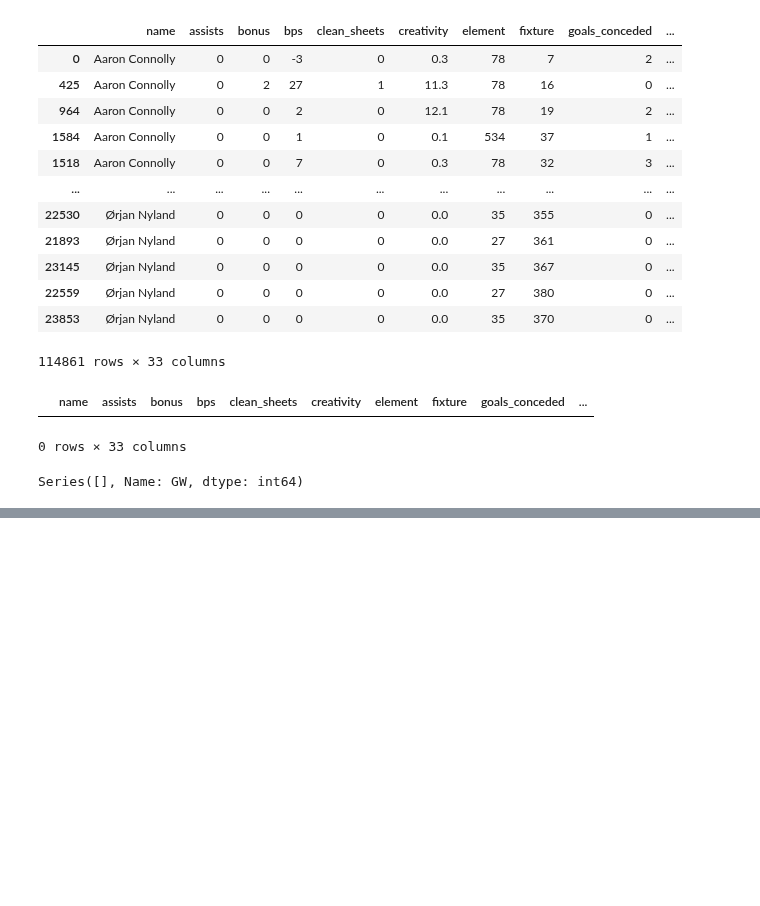
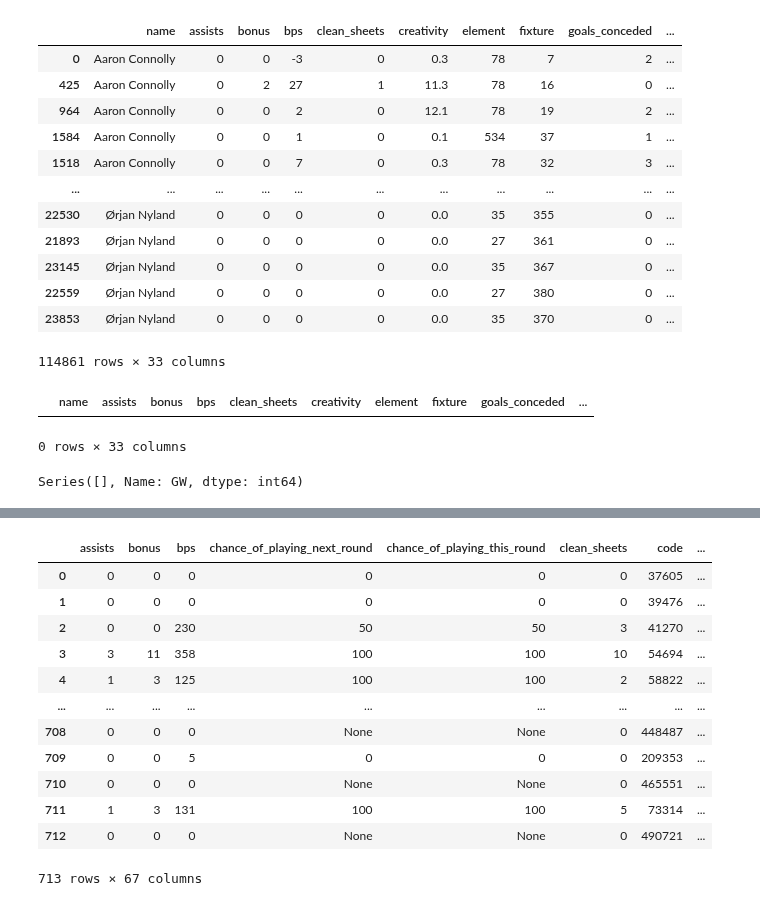
Before and after one commit to 1kruidenp/fflpred, a Jupyter notebook: notebooks/fflpred.ipynb, the cells around one changed output, grey strips where cells are left out. Drawn from its saved outputs; the diff is of its cells as text; code cells hidden in the pictures; blank space fills up the shorter version.

```diff
--- a/notebooks/fflpred.ipynb
+++ b/notebooks/fflpred.ipynb
@@ -274,0 +379,3 @@ Series([], Name: GW, dtype: int64)
+# %%
+players_raw_20_21 = pd.read_csv('/Users/Stemitsiotis/code/1kruidenp/fflpred/raw_data/2020-21/players_raw.csv')
+players_raw_20_21.shape
@@ -274,0 +457,16 @@ Series([], Name: GW, dtype: int64)
+# %%
+players_raw_20_21
+# %% [output]
+|  | assists | bonus | bps | chance_of_playing_next_round | chance_of_playing_this_round | clean_sheets | code | ... |
+| 0 | 0 | 0 | 0 | 0 | 0 | 0 | 37605 | ... |
+| 1 | 0 | 0 | 0 | 0 | 0 | 0 | 39476 | ... |
+| 2 | 0 | 0 | 230 | 50 | 50 | 3 | 41270 | ... |
+| 3 | 3 | 11 | 358 | 100 | 100 | 10 | 54694 | ... |
+| 4 | 1 | 3 | 125 | 100 | 100 | 2 | 58822 | ... |
+| ... | ... | ... | ... | ... | ... | ... | ... | ... |
+| 708 | 0 | 0 | 0 | None | None | 0 | 448487 | ... |
+| 709 | 0 | 0 | 5 | 0 | 0 | 0 | 209353 | ... |
+| 710 | 0 | 0 | 0 | None | None | 0 | 465551 | ... |
+| 711 | 1 | 3 | 131 | 100 | 100 | 5 | 73314 | ... |
+| 712 | 0 | 0 | 0 | None | None | 0 | 490721 | ... |
+713 rows × 67 columns
```
Also changed, not shown: parts of 23 cells of this notebook.
